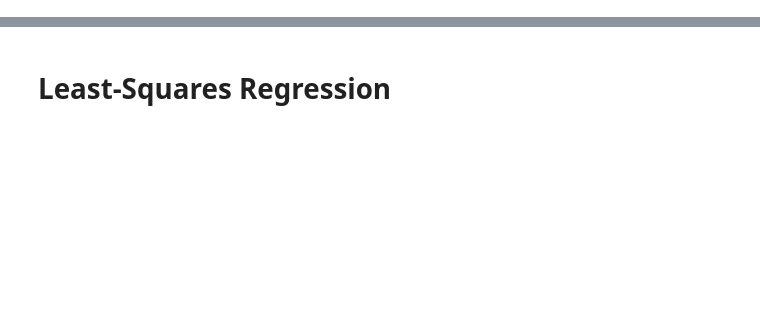
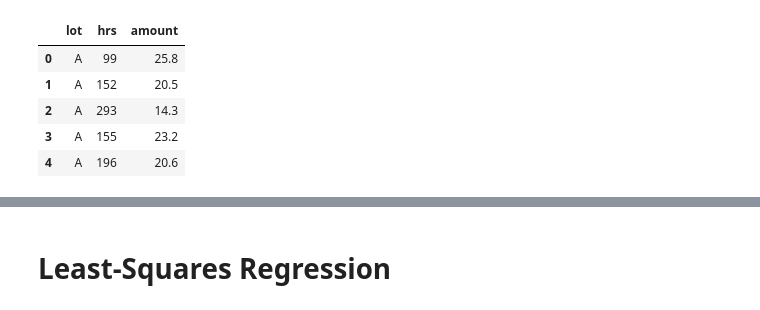
Before and after one commit to nknezek/BuffettGroup, a Jupyter notebook: 20S/02-06/01-Efron-Ch9-Python.ipynb, the cells around one changed output, grey strips where cells are left out. Cells and saved outputs as stored; diff of their text form; code cells hidden in the pictures; blank space fills up the shorter version.

```diff
--- a/20S/02-06/01-Efron-Ch9-Python.ipynb
+++ b/20S/02-06/01-Efron-Ch9-Python.ipynb
@@ -65,0 +22,9 @@ C  [111.          28.92222222]
+# %%
+hormone_data.head()
+# %% [output]
+|  | lot | hrs | amount |
+| 0 | A | 99 | 25.8 |
+| 1 | A | 152 | 20.5 |
+| 2 | A | 293 | 14.3 |
+| 3 | A | 155 | 23.2 |
+| 4 | A | 196 | 20.6 |
```
Also changed, not shown: parts of 24 cells of this notebook, 2 other files.
